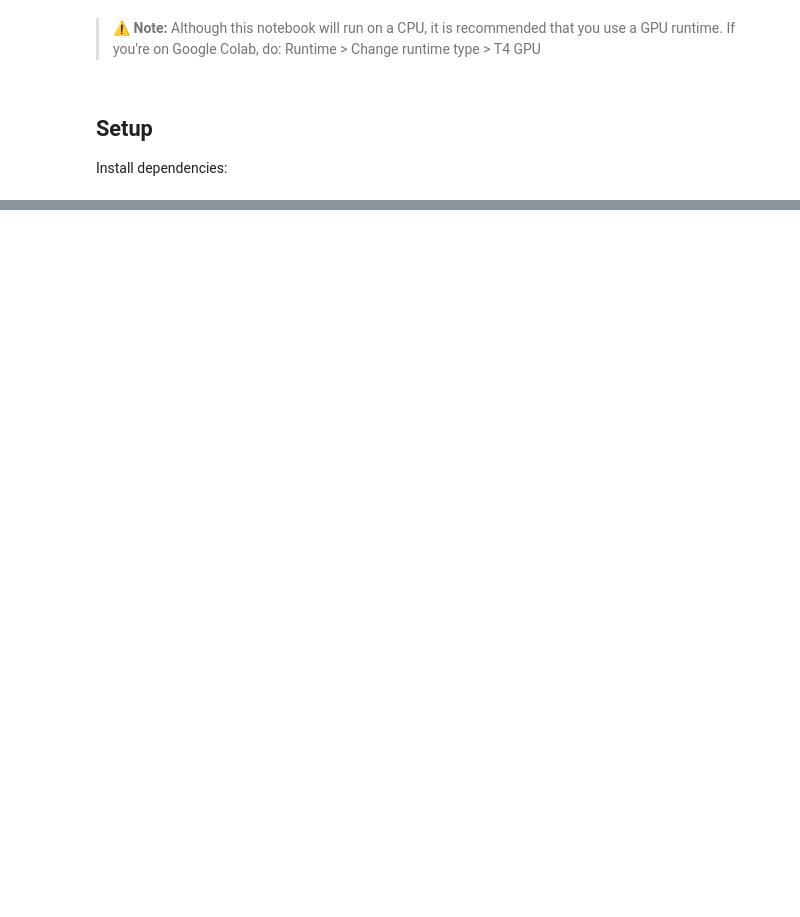
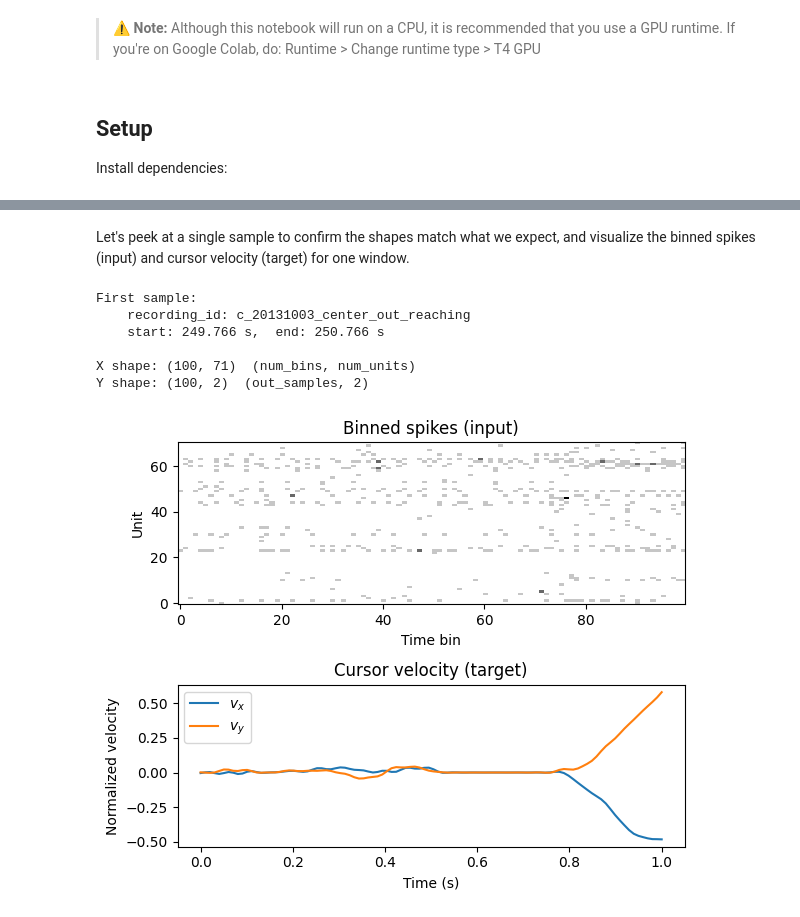
Before and after one commit to neuro-galaxy/torch_brain, a Jupyter notebook: docs/source/notebooks/ndt_multi_session_example/ndt_multi_session_example.ipynb, the cells around one changed output, grey strips where cells are left out. Drawn from its saved outputs; the diff is of its cells as text; code cells hidden in the pictures; blank space fills up the shorter version.

```diff
--- a/docs/source/notebooks/ndt_multi_session_example/ndt_multi_session_example.ipynb
+++ b/docs/source/notebooks/ndt_multi_session_example/ndt_multi_session_example.ipynb
@@ -28,0 +41,7 @@ And preprocess the dataset using `brainsets`
+# %%
+# Hyperparameters (feel free to play with these)
+BIN_SIZE = 0.01  # seconds per spike-count bin
+WINDOW_LENGTH = 1.0  # seconds of context fed to the model
+BATCH_SIZE = 32
+EPOCHS = 100
+LR = 1e-3
@@ -28,0 +144,41 @@ And preprocess the dataset using `brainsets`
+# %% [markdown]
+Let's peek at a single sample to confirm the shapes match what we expect, and visualize the binned spikes (input) and cursor velocity (target) for one window.
+# %%
+first_index = next(iter(train_sampler))
+print(
+    f"First sample:\n"
+    f"    recording_id: {first_index.recording_id}\n"
+    f"    start: {first_index.start:.3f} s,  end: {first_index.end:.3f} s\n"
+)
+
+X, Y = train_ds[first_index]
+print(f"X shape: {tuple(X.shape)}  (num_bins, num_units)")
+print(f"Y shape: {tuple(Y.shape)}  (out_samples, 2)")
+
+fig, axes = plt.subplots(2, 1, figsize=(6, 5))
+
+axes[0].imshow(
+    X.T.numpy(), aspect="auto", cmap="Greys", origin="lower", interpolation="nearest"
+)
+axes[0].set_title("Binned spikes (input)")
+axes[0].set_xlabel("Time bin")
+axes[0].set_ylabel("Unit")
+
+t = np.linspace(0, WINDOW_LENGTH, Y.shape[0])
+axes[1].plot(t, Y[:, 0].numpy(), label="$v_x$")
+axes[1].plot(t, Y[:, 1].numpy(), label="$v_y$")
+axes[1].set_title("Cursor velocity (target)")
+axes[1].set_xlabel("Time (s)")
+axes[1].set_ylabel("Normalized velocity")
+axes[1].legend()
+
+plt.tight_layout()
+plt.show()
+# %% [output]
+First sample:
+    recording_id: c_20131003_center_out_reaching
+    start: 249.766 s,  end: 250.766 s
+
+X shape: (100, 71)  (num_bins, num_units)
+Y shape: (100, 2)  (out_samples, 2)
+[figure, added]
```
Also changed, not shown: parts of 20 cells of this notebook.
